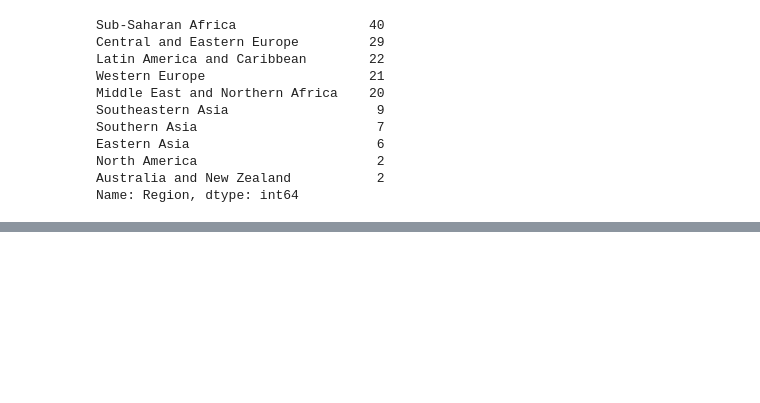
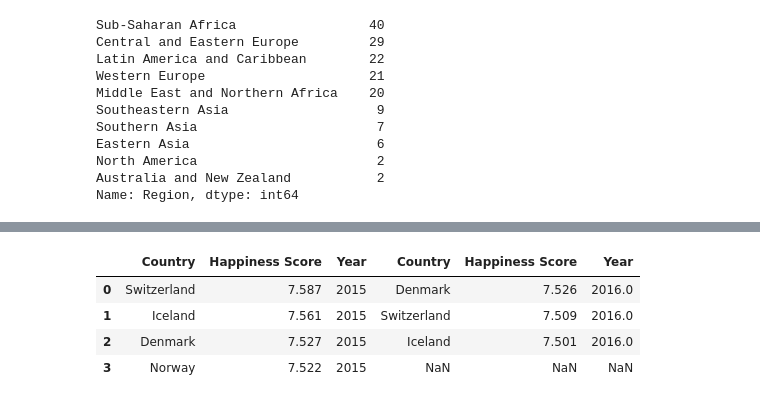
Before and after one commit to karimova/python_for_data_science, a Jupyter notebook: Pandas_Numpy/Happiness.ipynb, the cells around one changed output, grey strips where cells are left out. Cells and saved outputs as stored; diff of their text form; code cells hidden in the pictures; blank space fills up the shorter version.

```diff
--- a/Pandas_Numpy/Happiness.ipynb
+++ b/Pandas_Numpy/Happiness.ipynb
@@ -110,0 +172,13 @@ happiness2015.iloc[[4,15]]
+# %%
+happiness2015 = pd.read_csv("World_Happiness_2015.csv")
+
+happiness2016 = pd.read_csv("World_Happiness_2016.csv")
+
+happiness2017 = pd.read_csv("World_Happiness_2017.csv")
+
+happiness2015['Year'] = 2015
+happiness2016['Year'] = 2016
+happiness2017['Year'] = 2017
+# %%
+head_2015 = happiness2015[['Country','Happiness Score', 'Year']].head(4)
+head_2016 = happiness2016[['Country','Happiness Score', 'Year']].head(3)
@@ -110,0 +218,9 @@ happiness2015.iloc[[4,15]]
+# %%
+concat_axis1 = pd.concat([head_2015,head_2016], axis=1)
+concat_axis1
+# %% [output]
+|  | Country | Happiness Score | Year | Country | Happiness Score | Year |
+| 0 | Switzerland | 7.587 | 2015 | Denmark | 7.526 | 2016.0 |
+| 1 | Iceland | 7.561 | 2015 | Switzerland | 7.509 | 2016.0 |
+| 2 | Denmark | 7.527 | 2015 | Iceland | 7.501 | 2016.0 |
+| 3 | Norway | 7.522 | 2015 | NaN | NaN | NaN |
```
Also changed, not shown: parts of 11 cells of this notebook, 2 other files.
